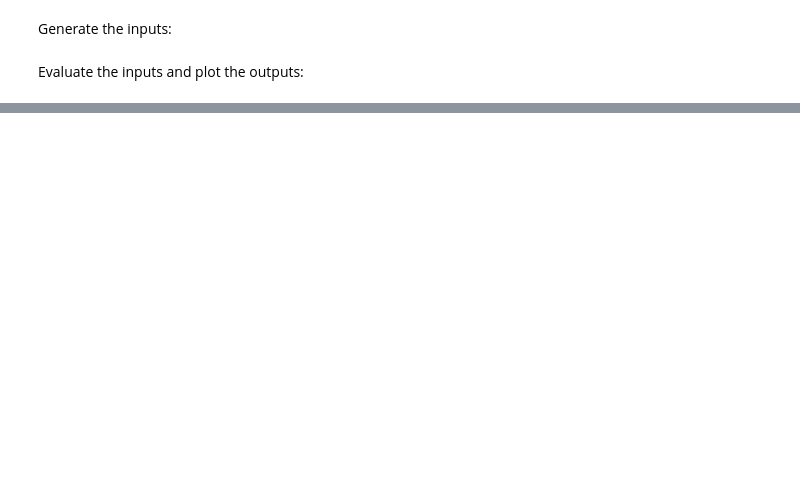
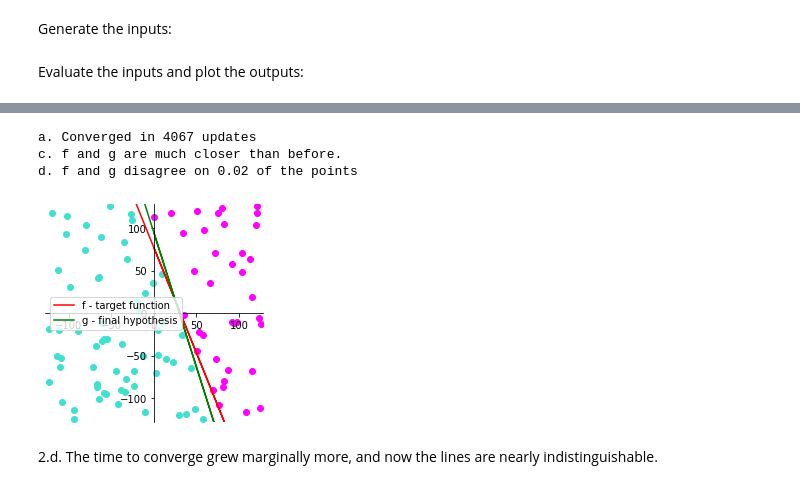
Before and after one commit to mattany/IML, a Jupyter notebook: problem_set_11.ipynb, the cells around one changed output, grey strips where cells are left out. Cells and saved outputs as stored; diff of their text form; code cells hidden in the pictures; blank space fills up the shorter version.

```diff
--- a/problem_set_11.ipynb
+++ b/problem_set_11.ipynb
@@ -124,0 +162,16 @@ Converged in 731 updates
+# %%
+c_inputs = gen_inputs(100, 2)
+c_outputs = evaluate_points(c_inputs, w_star)
+# %%
+
+c_w = perceptron(c_inputs, c_outputs)
+plot_outputs(c_w, w_star, c_inputs, c_outputs)
+print(f"c. f and g are much closer than before.")
+print(f"d. f and g disagree on {calculate_error(test_inputs, c_w, w_star)} of the points")
+# %% [output]
+a. Converged in 4067 updates
+c. f and g are much closer than before.
+d. f and g disagree on 0.02 of the points
+[figure, added]
+# %% [markdown]
+2.d. The time to converge grew marginally more, and now the lines are nearly indistinguishable.
```
Also changed, not shown: parts of 19 cells of this notebook.
